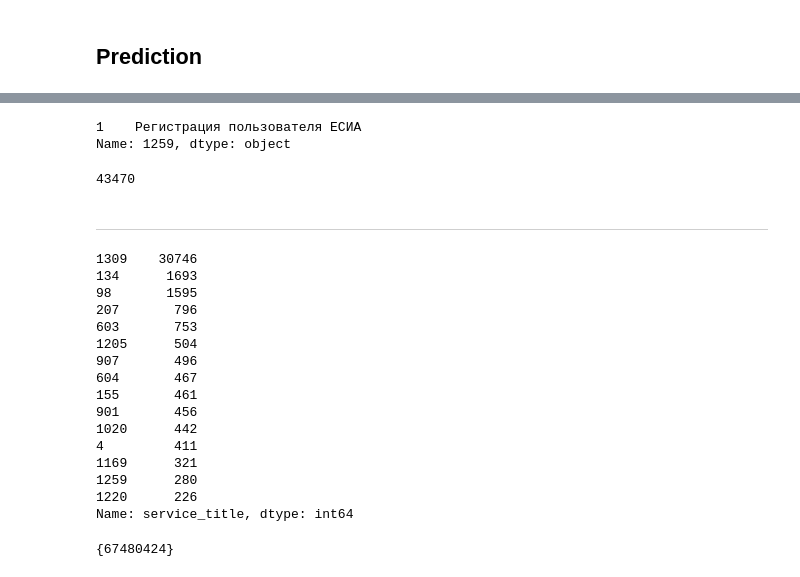
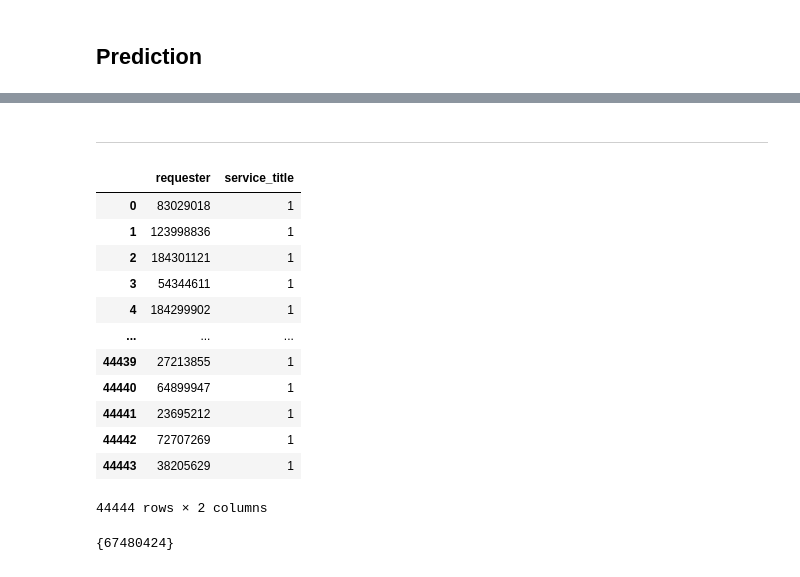
Before and after one commit to Gaussiandra/MFC_solution, a Jupyter notebook: solution.ipynb, the cells around one changed output, grey strips where cells are left out. Drawn from its saved outputs; the diff is of its cells as text; code cells hidden in the pictures.

```diff
--- a/solution.ipynb
+++ b/solution.ipynb
@@ -1421,14 +930,3 @@ Name: service_title, dtype: int64
-# %%
-id_to_desc.loc[1259]
-# %% [output]
-1    Регистрация пользователя ЕСИА
-Name: 1259, dtype: object
-# %%
-(train_csv[train_csv.requester.isin(loaded_test_dataset.requester)]
-[(train_csv.order_date.astype('datetime64[ns]') >= pd.to_datetime('2020.04.01'))]).requester.nunique()
-#.service_title.value_counts().iloc[:25])
-# %% [output]
-43470
 # %% [markdown]
 ---
 # %%
@@ -1438,27 +936,23 @@ preds_df = pd.DataFrame(
     columns=['service_title'],
     dtype=int
 )
-# %%
-preds_df.service_title.value_counts().head(15)
-# %% [output]
-1309    30746
-134      1693
-98       1595
-207       796
-603       753
-1205      504
-907       496
-604       467
-155       461
-901       456
-1020      442
-4         411
-1169      321
-1259      280
-1220      226
-Name: service_title, dtype: int64
 # %%
 sample_subm = pd.read_csv(irkutsk_ds_path+'sample_submission.csv')
+sample_subm
+# %% [output]
+|  | requester | service_title |
+| 0 | 83029018 | 1 |
+| 1 | 123998836 | 1 |
+| 2 | 184301121 | 1 |
+| 3 | 54344611 | 1 |
+| 4 | 184299902 | 1 |
+| ... | ... | ... |
+| 44439 | 27213855 | 1 |
+| 44440 | 64899947 | 1 |
+| 44441 | 23695212 | 1 |
+| 44442 | 72707269 | 1 |
+| 44443 | 38205629 | 1 |
+44444 rows × 2 columns
 # %%
 set(sample_subm.requester) - set(loaded_test_dataset.requester.astype(int))
 # %% [output]
```
Also changed, not shown: parts of 104 cells of this notebook.
